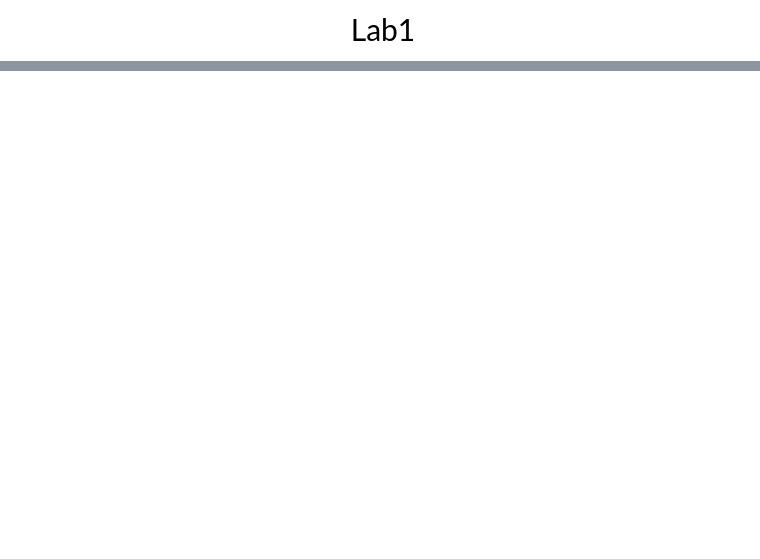
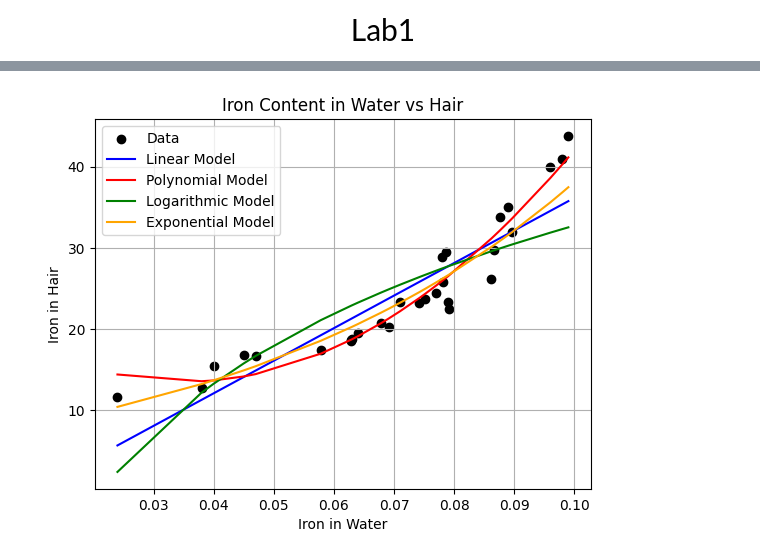
Before and after one commit to artemyak5/Mathematical-Modeling-2024, a Jupyter notebook: lab1/main.ipynb, the cells around one changed output, grey strips where cells are left out. Saved outputs shown, nothing was run; the diff lists cells and outputs as text; code cells hidden in the pictures; blank space fills up the shorter version.

```diff
--- a/lab1/main.ipynb
+++ b/lab1/main.ipynb
@@ -107,0 +10,12 @@ df['month'] = df['logged_at'].dt.month
+# %%
+data = {
+    'iron_water': [0.024, 0.038, 0.04, 0.045, 0.047, 0.0578, 0.0629, 0.0629, 0.063, 0.064,
+                   0.0678, 0.0691, 0.071, 0.0742, 0.0752, 0.077, 0.0779, 0.0781, 0.0787, 0.0789,
+                   0.0791, 0.0862, 0.0867, 0.0877, 0.089, 0.0897, 0.096, 0.098, 0.099],
+    'iron_hair': [11.7, 12.7, 15.5, 16.8, 16.7, 17.5, 18.5, 18.7, 18.8, 19.5,
+                  20.8, 20.3, 23.3, 23.2, 23.7, 24.4, 28.9, 25.8, 29.5, 23.3,
+                  22.5, 26.2, 29.7, 33.8, 35, 32, 40, 41, 43.8]
+}
+
+df = pd.DataFrame(data)
+df
@@ -107,0 +85,14 @@ df['month'] = df['logged_at'].dt.month
+# %%
+plt.scatter(df['iron_water'], df['iron_hair'], color='black', label='Data')
+plt.plot(df['iron_water'], y_pred_linear, color='blue', label='Linear Model')
+plt.plot(df['iron_water'], y_pred_poly, color='red', label='Polynomial Model')
+plt.plot(df['iron_water'], y_pred_log, color='green', label='Logarithmic Model')
+plt.plot(df['iron_water'], y_pred_exp, color='orange', label='Exponential Model')
+plt.xlabel('Iron in Water')
+plt.ylabel('Iron in Hair')
+plt.title('Iron Content in Water vs Hair')
+plt.legend()
+plt.grid()
+plt.show()
+# %% [output]
+[figure, added]
```
Also changed, not shown: parts of 14 cells of this notebook.
